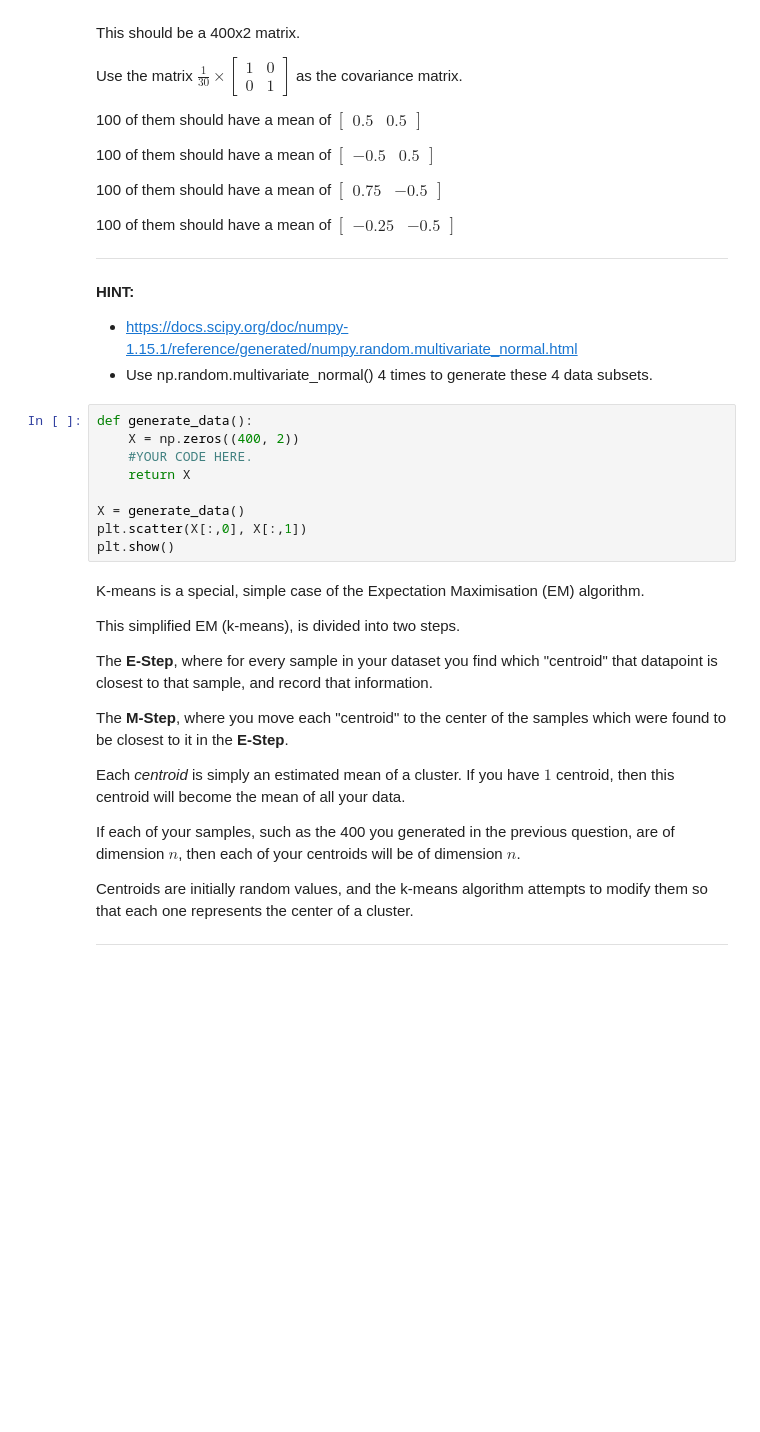
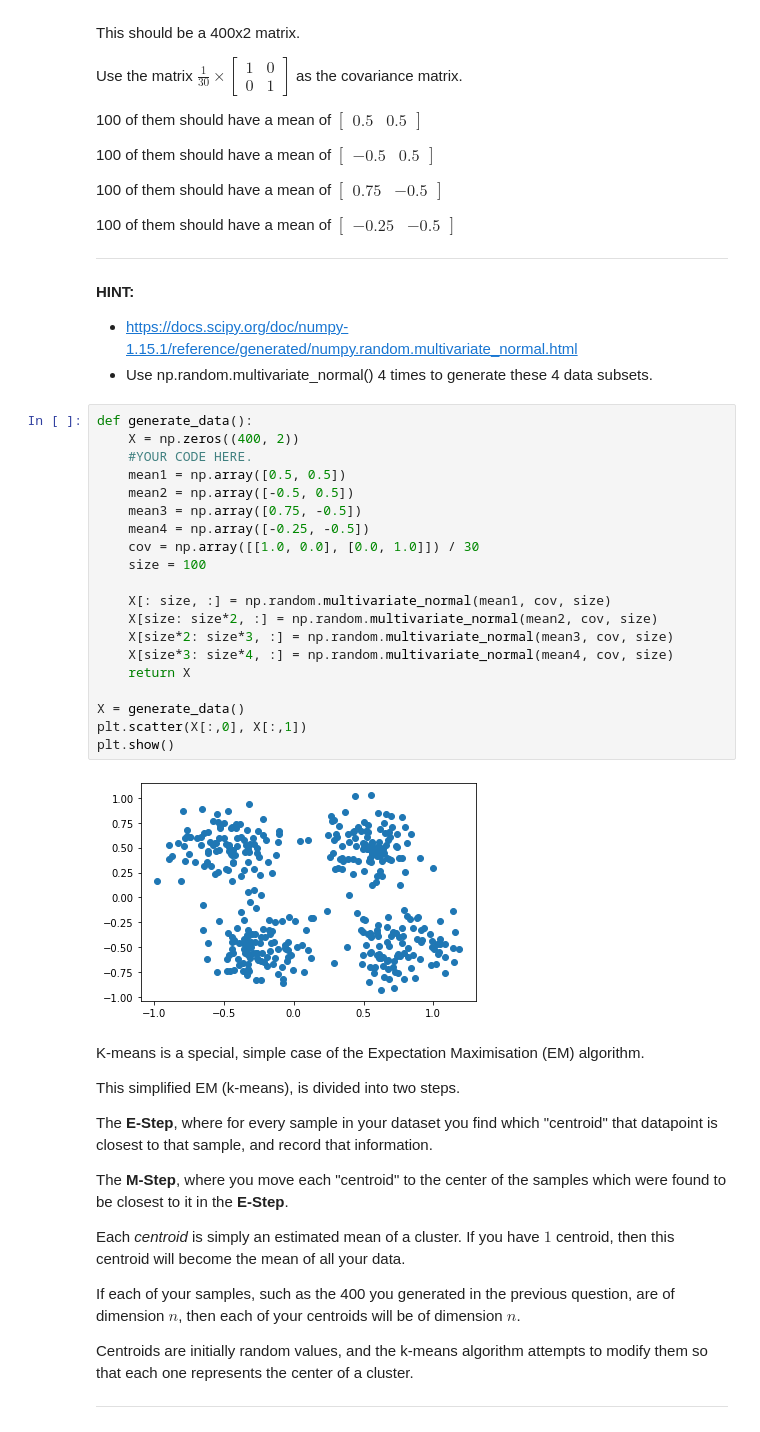
Before and after one commit to OddUlrich/Machine-Learning-Studio, a Jupyter notebook: mathematics_in_ML/3-kmeans.ipynb, the cells around one changed output. Drawn from its saved outputs; the diff is of its cells as text; blank space fills up the shorter version.

```diff
--- a/mathematics_in_ML/3-When Models Meet Data.ipynb
+++ b/mathematics_in_ML/3-kmeans.ipynb
@@ -254,15 +438,28 @@ $
 **HINT:**
 - https://docs.scipy.org/doc/numpy-1.15.1/reference/generated/numpy.random.multivariate_normal.html
 - Use np.random.multivariate_normal() 4 times to generate these 4 data subsets.
-# %%
-def generate_data():
-    X = np.zeros((400, 2))
-    #YOUR CODE HERE.
-    return X
-
-X = generate_data()
-plt.scatter(X[:,0], X[:,1])
-plt.show()
+# %%
+def generate_data():
+    X = np.zeros((400, 2))
+    #YOUR CODE HERE.
+    mean1 = np.array([0.5, 0.5])
+    mean2 = np.array([-0.5, 0.5])
+    mean3 = np.array([0.75, -0.5])
+    mean4 = np.array([-0.25, -0.5])
+    cov = np.array([[1.0, 0.0], [0.0, 1.0]]) / 30
+    size = 100
+
+    X[: size, :] = np.random.multivariate_normal(mean1, cov, size)
+    X[size: size*2, :] = np.random.multivariate_normal(mean2, cov, size)
+    X[size*2: size*3, :] = np.random.multivariate_normal(mean3, cov, size)
+    X[size*3: size*4, :] = np.random.multivariate_normal(mean4, cov, size)
+    return X
+
+X = generate_data()
+plt.scatter(X[:,0], X[:,1])
+plt.show()
+# %% [output]
+[figure, added]
 # %% [markdown]
 K-means is a special, simple case of the Expectation Maximisation (EM) algorithm.
 
```
Also changed, not shown: parts of 15 cells of this notebook.
